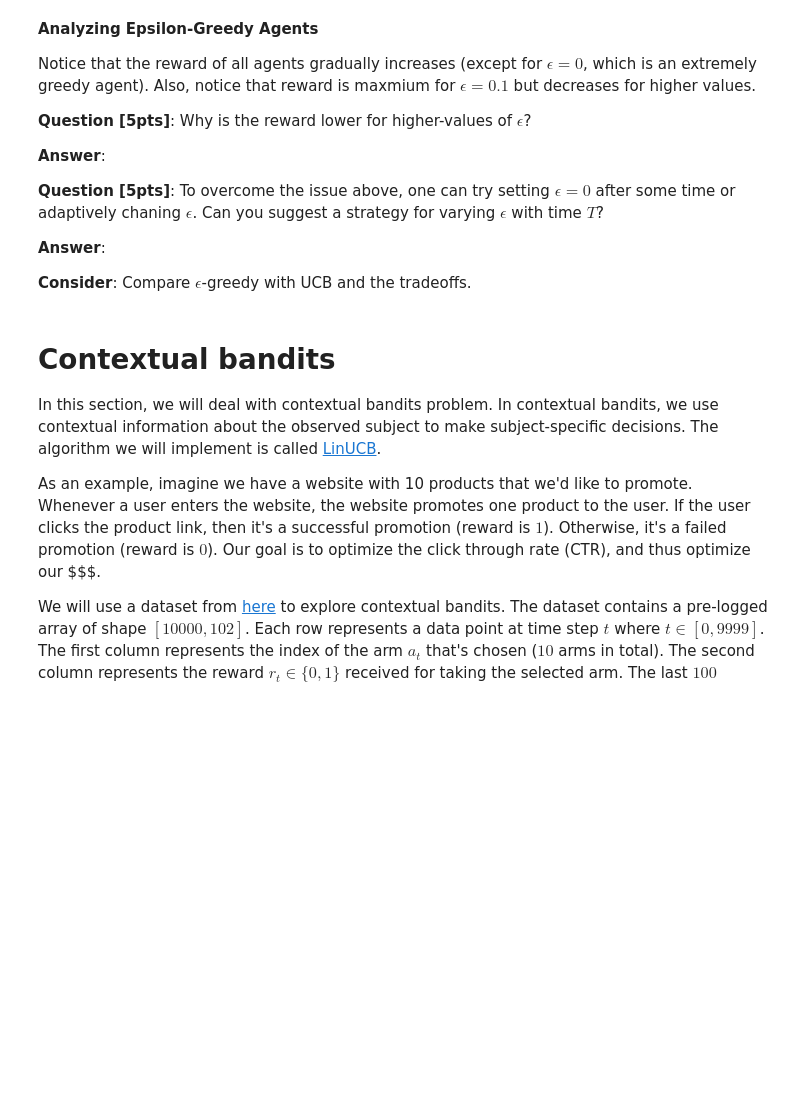
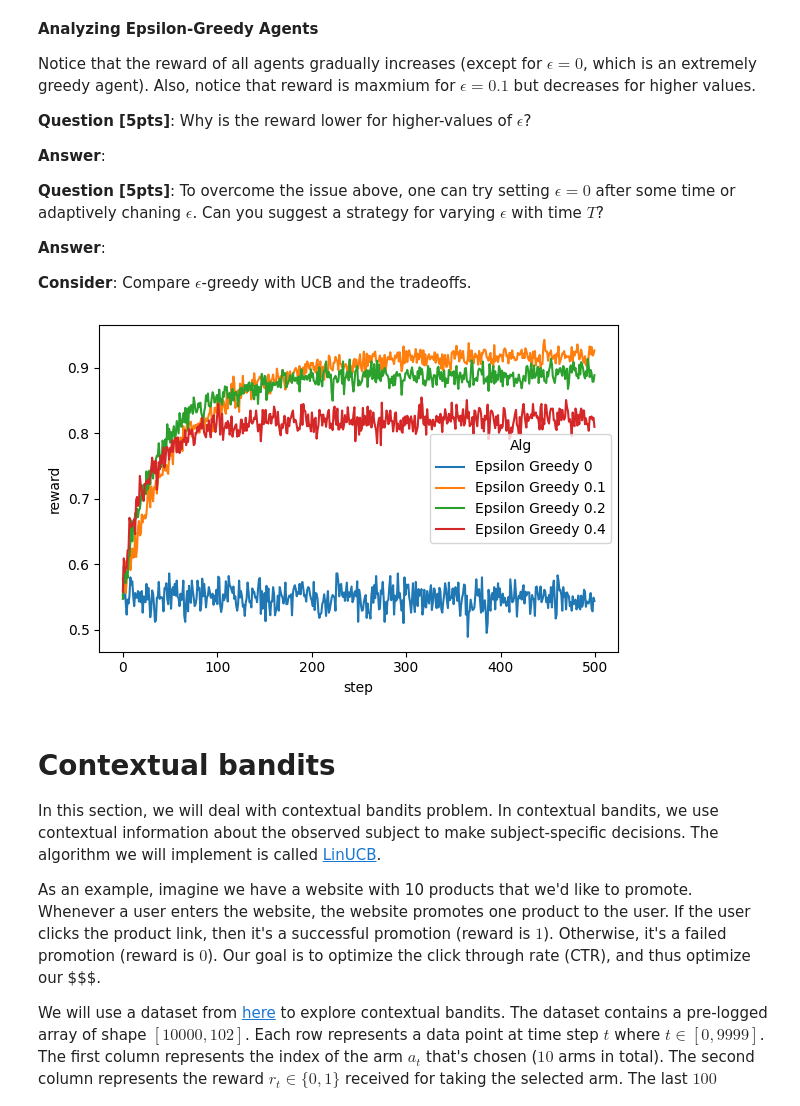
Before and after one commit to LuisCGit/6.484-reinforcement-learning, a Jupyter notebook: HW1_Assignment_on_Bandits.ipynb, the cells around one changed output. Cells and saved outputs as stored; diff of their text form; code cells hidden in the pictures; blank space fills up the shorter version.

Commit message:
Epsilon-Greedy Agent

```diff
--- a/HW1_Assignment_on_Bandits.ipynb
+++ b/HW1_Assignment_on_Bandits.ipynb
@@ -463,7 +463,10 @@ class EpsilonGreedyAgent:
     def get_action(self):
         # Epsilon-greedy policy
         #### TODO: Code for exploration [5pts] ####
-        selected_action = 0 # placeholder
+        if np.random.random() <= 1 - self.epsilon:
+          selected_action = np.argmax(self.Q)
+        else:
+          selected_action = np.random.randint(self.num_actions)
         ##################################
 
         return selected_action
@@ -489,3 +488,19 @@ Notice that the reward of all agents gradually increases (except for $\epsilon=0
+# %%
+#### TODO: show reward curves of an EpsilonGreedyAgent with epsilon=[0, 0.1, 0.2, 0.4] [10pts]####
+epsilons = [0, 0.1, 0.2, 0.4]
+n_runs = 1000
+max_steps = 500
+logs_all = pd.DataFrame()
+for i,epsilon in enumerate(epsilons):
+  agent = EpsilonGreedyAgent(num_actions=len(probs), epsilon=epsilon)
+  logs = bandit_sweep([agent], probs, ['Epsilon Greedy ' + str(epsilon)], n_runs=n_runs, max_steps=max_steps)
+  logs_all = pd.concat((logs_all,logs),axis=0)
+data = logs_all.groupby(['step','Alg']).mean().sort_values('Alg')
+ax = sns.lineplot(data = data, x = "step", y = "reward", hue = "Alg")
+plt.tight_layout()
+###########################################
+# %% [output]
+[figure, added]
 # %% [markdown]
 # Contextual bandits
 
```
Also changed, not shown: parts of 4 cells of this notebook.
